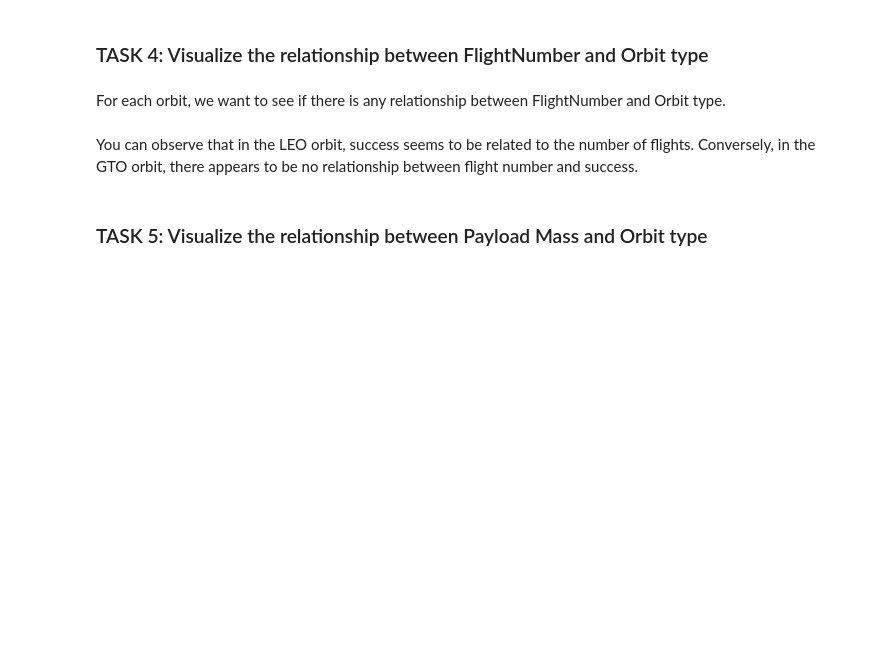
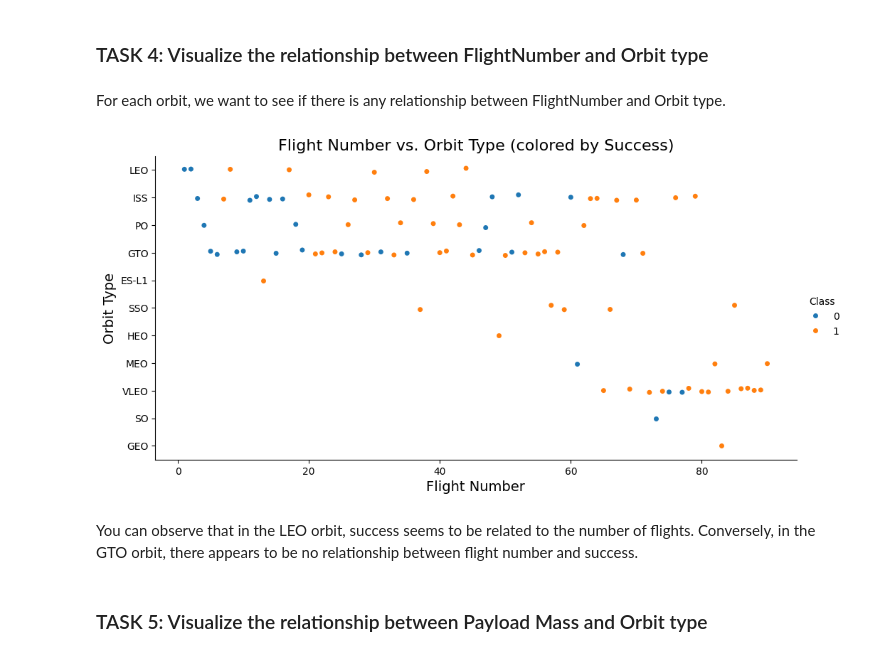
Before and after one commit to tsmith5280/IBM-Certificate-Focus, a Jupyter notebook: My-Own_Jupyter_Notebooks/Tesla_Final_project/EDA_Visualization-5.ipynb, the cells around one changed output. Drawn from its saved outputs; the diff is of its cells as text; code cells hidden in the pictures; blank space fills up the shorter version.

```diff
--- a/My-Own_Jupyter_Notebooks/Tesla_Final_project/EDA_Visualization-5.ipynb
+++ b/My-Own_Jupyter_Notebooks/Tesla_Final_project/EDA_Visualization-5.ipynb
@@ -107,6 +205,21 @@ Analyze the plotted bar chart to identify which orbits have the highest success
 For each orbit, we want to see if there is any relationship between FlightNumber and Orbit type.
 # %%
 # Plot a scatter point chart with x axis to be FlightNumber and y axis to be the Orbit, and hue to be the class value
+sns.catplot(
+    x='FlightNumber',
+    y='Orbit',
+    hue='Class',
+    data=df,
+    aspect=2,
+    height=5
+)
+
+plt.xlabel("Flight Number", fontsize=14)
+plt.ylabel("Orbit Type", fontsize=14)
+plt.title("Flight Number vs. Orbit Type (colored by Success)", fontsize=16)
+plt.show()
+# %% [output]
+[figure, added]
 # %% [markdown]
 You can observe that in the LEO orbit, success seems to be related to the number of flights. Conversely, in the GTO orbit, there appears to be no relationship between flight number and success.
 # %% [markdown]
```
Also changed, not shown: parts of 17 cells of this notebook, 2 other files.
